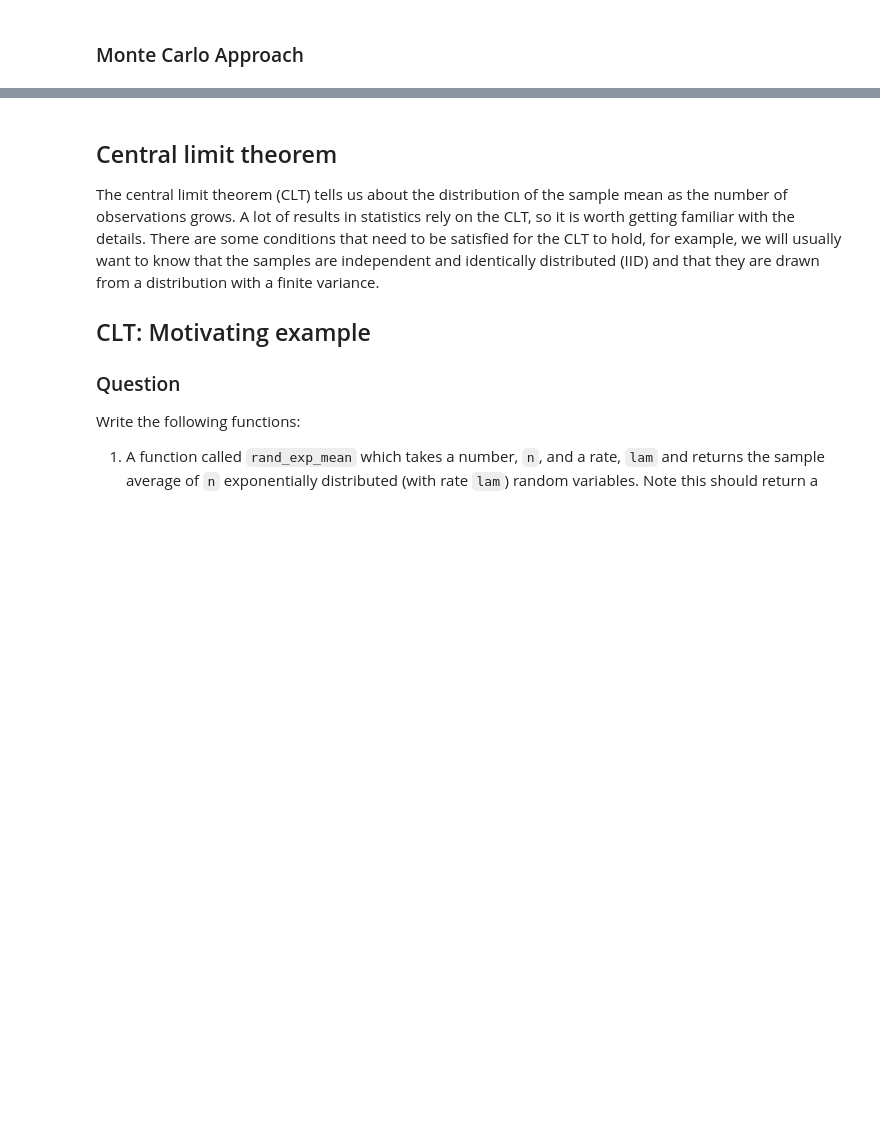
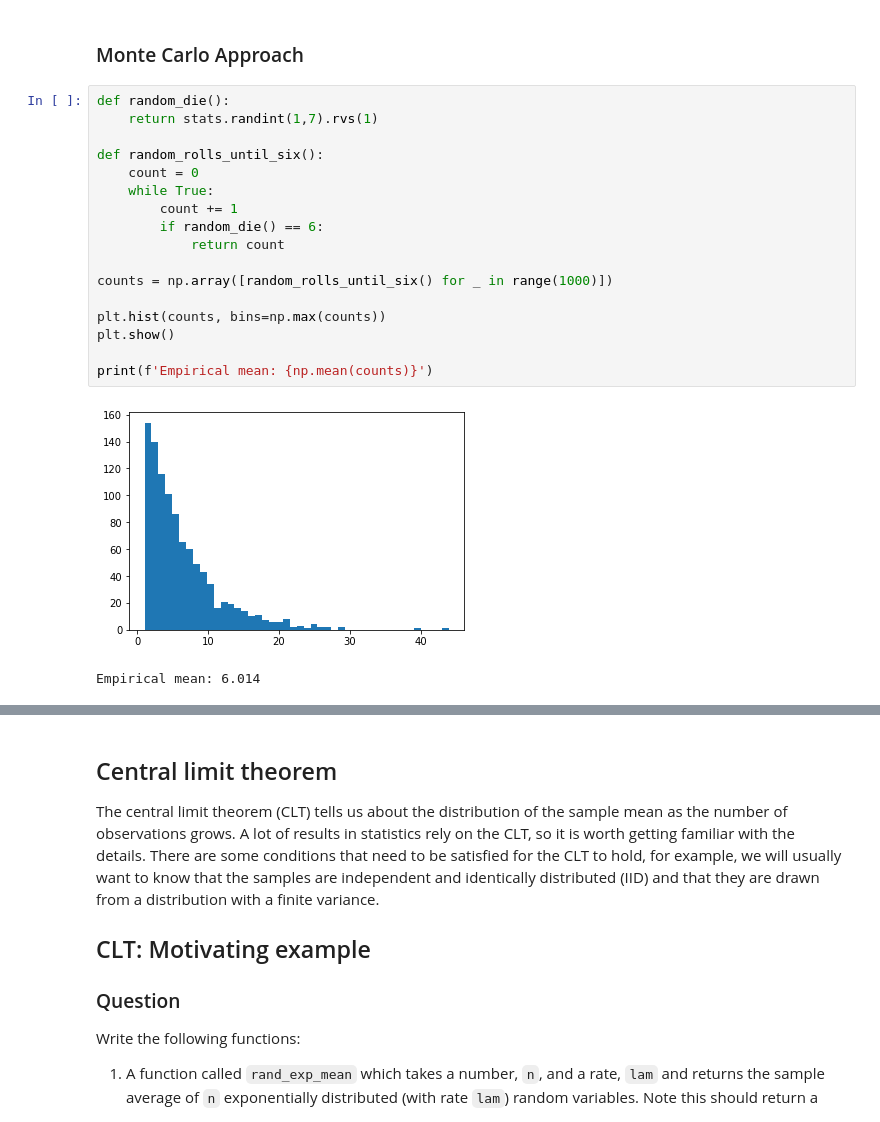
Before and after one commit to aezarebski/aas-extended-examples, a Jupyter notebook: example-1/example-1-answers.ipynb, the cells around one changed output, grey strips where cells are left out. Drawn from its saved outputs; the diff is of its cells as text; blank space fills up the shorter version.

```diff
--- a/example-1/example-1-answers.ipynb
+++ b/example-1/example-1-answers.ipynb
@@ -72,4 +78,24 @@ Therefore, $\mathbb{E}(X) = 6$
 **NOTE:** As a shortcut, you could have noticed that this is one of the definitions of a geometric random variable and looked up the mean to find that it is $\frac{1}{p}$
 # %% [markdown]
 ### Monte Carlo Approach
+# %%
+def random_die():
+    return stats.randint(1,7).rvs(1)
+
+def random_rolls_until_six():
+    count = 0
+    while True:
+        count += 1
+        if random_die() == 6:
+            return count
+
+counts = np.array([random_rolls_until_six() for _ in range(1000)])
+
+plt.hist(counts, bins=np.max(counts))
+plt.show()
+
+print(f'Empirical mean: {np.mean(counts)}')
+# %% [output]
+[figure, added]
+Empirical mean: 6.014
 # %%
```
Also changed, not shown: parts of 2 cells of this notebook, 1 other file.
